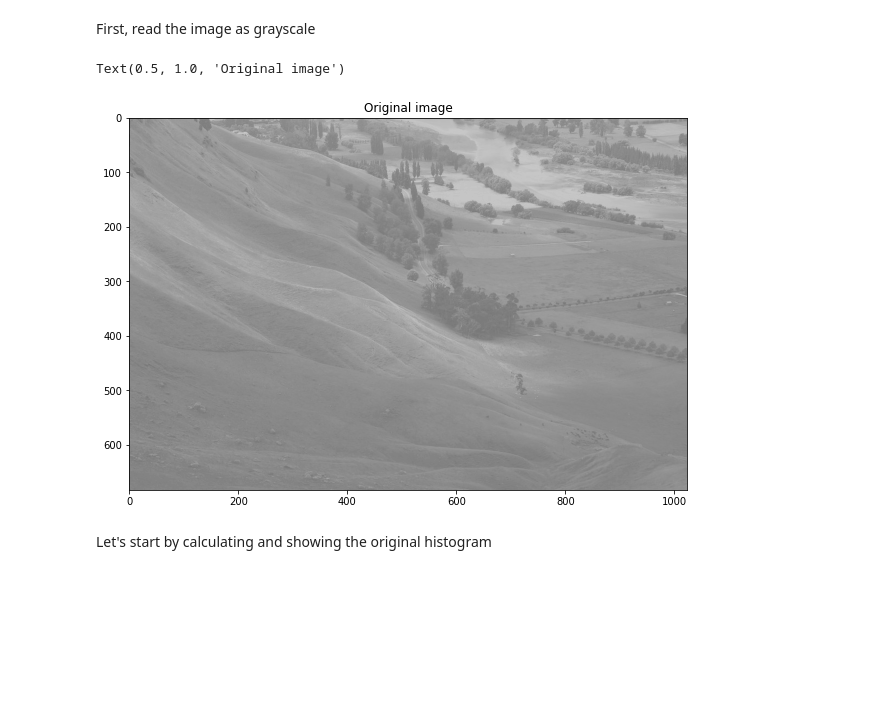
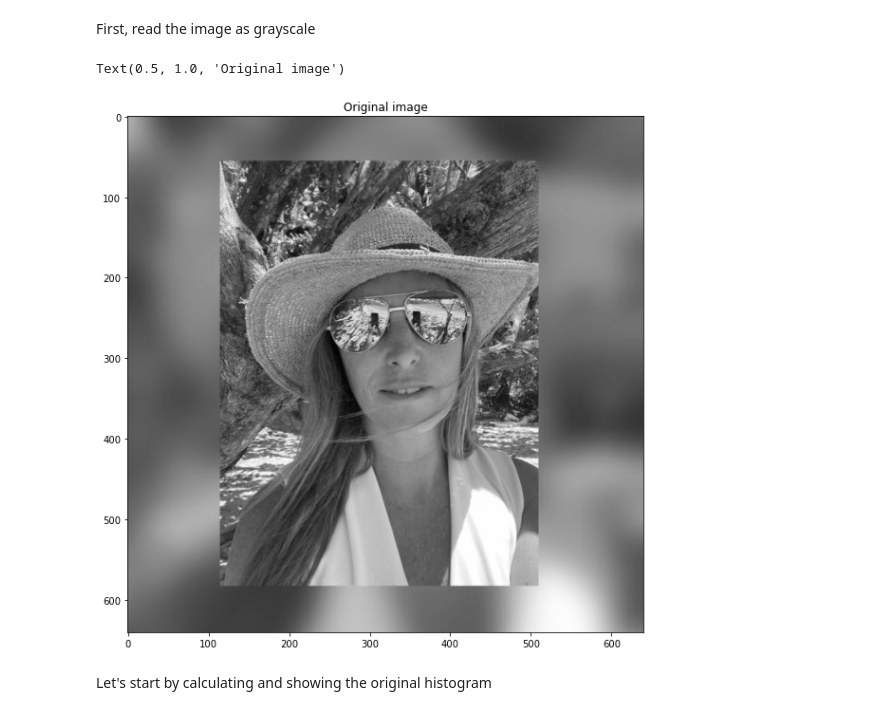
Before and after one commit to lior0110/image-manipulations, a Jupyter notebook: histogram_equalization.ipynb, the cells around one changed output. Saved outputs shown, nothing was run; the diff lists cells and outputs as text; code cells hidden in the pictures; blank space fills up the shorter version.

```diff
--- a/histogram_equalization.ipynb
+++ b/histogram_equalization.ipynb
@@ -18,14 +18,15 @@ figsize = (10,10)
 First, read the image as grayscale
 # %%
 # read as grayscale
-I = cv2.imread("Unequalized_Hawkes_Bay_NZ.jpg",0)
+# I = cv2.imread("Unequalized_Hawkes_Bay_NZ.jpg",0)
+I = cv2.imread("dana1.jpg",0)
 
 plt.figure(figsize=figsize)
 plt.imshow(I, cmap='gray', vmin=0, vmax=255)
 plt.title("Original image")
 # %% [output]
 Text(0.5, 1.0, 'Original image')
-[figure, old version]
+[figure, new version]
 # %% [markdown]
 Let's start by calculating and showing the original histogram
 # %%
```
Also changed, not shown: parts of 10 cells of this notebook, 1 other file.
